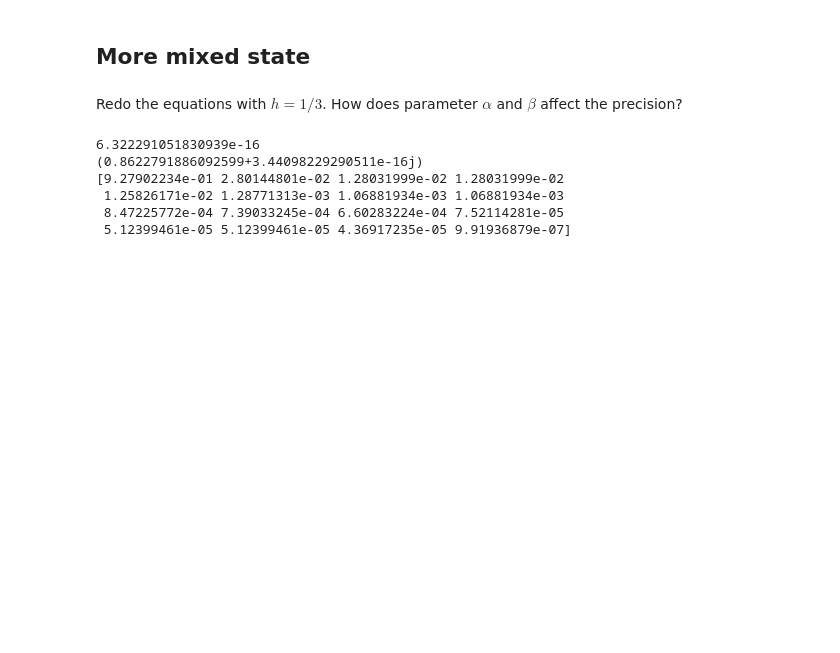
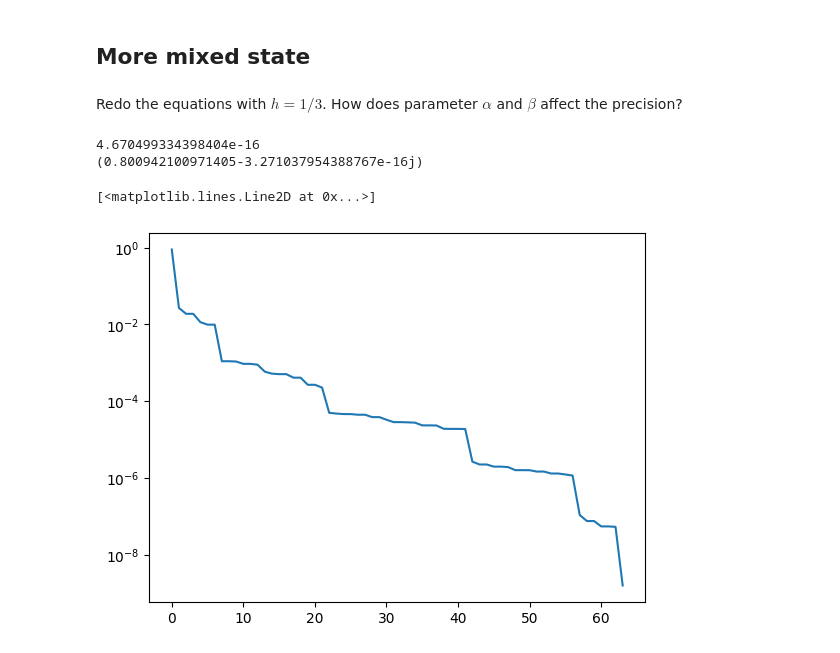
Before and after one commit to macekmar/qucolima-td, a Jupyter notebook: 02_OpenSystems_TFI_Colab.ipynb, the cells around one changed output. Cells and saved outputs as stored; diff of their text form; code cells hidden in the pictures; blank space fills up the shorter version.

```diff
--- a/02_OpenSystems_TFI_Colab.ipynb
+++ b/02_OpenSystems_TFI_Colab.ipynb
@@ -134,7 +182,7 @@ Purity: (0.9848741565223298+0j) vs (0.9914148734385808+2.6428798155842294e-16j)
 Redo the equations with $h=1/3$.
 How does parameter $\alpha$ and $\beta$ affect the precision?
 # %%
-N = 4
+N = 6
 g = nk.graph.Chain(length=N, pbc=True)
 hi = nk.hilbert.Spin(s=1/2, N=g.n_nodes)
 
@@ -144,37 +192,35 @@ ham = nk.operator.Ising(hi, graph=g, h=h, J=-1/4)
 jump_ops = [nk.operator.spin.sigmam(hi, i) for i in range(N)]
 lind = nk.operator.LocalLiouvillian(ham, jump_ops)
 Lmat = lind.to_sparse()
 
 eigval, eigvecs = eigsh(Lmat, k=2, which="SM")
 # Lowest eigenvalue in magnitude should be close to zero
 assert np.abs(eigval[0]) < 1e-10
 # The next eigenvalue should be considerably larger
 assert np.abs(eigval[0]/eigval[1]) < 1e-10
 
 # Determine the phase and normalize ρ
 rho0 = eigvecs[:, 0].reshape(2**N, 2**N)
 angles = np.angle(rho0.diagonal())
 assert (np.max(np.abs(angles-angles[0])) < 1e-10)  # global phase
 angle = angles[0]
 rho0 *= np.exp(-angle*1j)
 rho0.diagonal()
 rho0 /= rho0.trace()
 # In the steady-state dρ/dt = L.ρ 0
 assert np.max(np.abs(Lmat@rho0.reshape(2**(2*N), 1))) < 1e-10
 
 # L·ρ should be small
 print(np.max(np.abs(Lmat@np.reshape(rho0, np.prod(rho0.shape)))))
 
 # Purity
 print(np.trace(rho0@rho0))
 
 # Rank
 u, s, v = np.linalg.svd(rho0)
-print(s)
+plt.semilogy(s)
 # %% [output]
-6.322291051830939e-16
-(0.8622791886092599+3.44098229290511e-16j)
-[9.27902234e-01 2.80144801e-02 1.28031999e-02 1.28031999e-02
- 1.25826171e-02 1.28771313e-03 1.06881934e-03 1.06881934e-03
- 8.47225772e-04 7.39033245e-04 6.60283224e-04 7.52114281e-05
- 5.12399461e-05 5.12399461e-05 4.36917235e-05 9.91936879e-07]
+4.670499334398404e-16
+(0.800942100971405-3.271037954388767e-16j)
+[<matplotlib.lines.Line2D at 0x...>]
+[figure, added]
```
Also changed, not shown: parts of 11 cells of this notebook.
